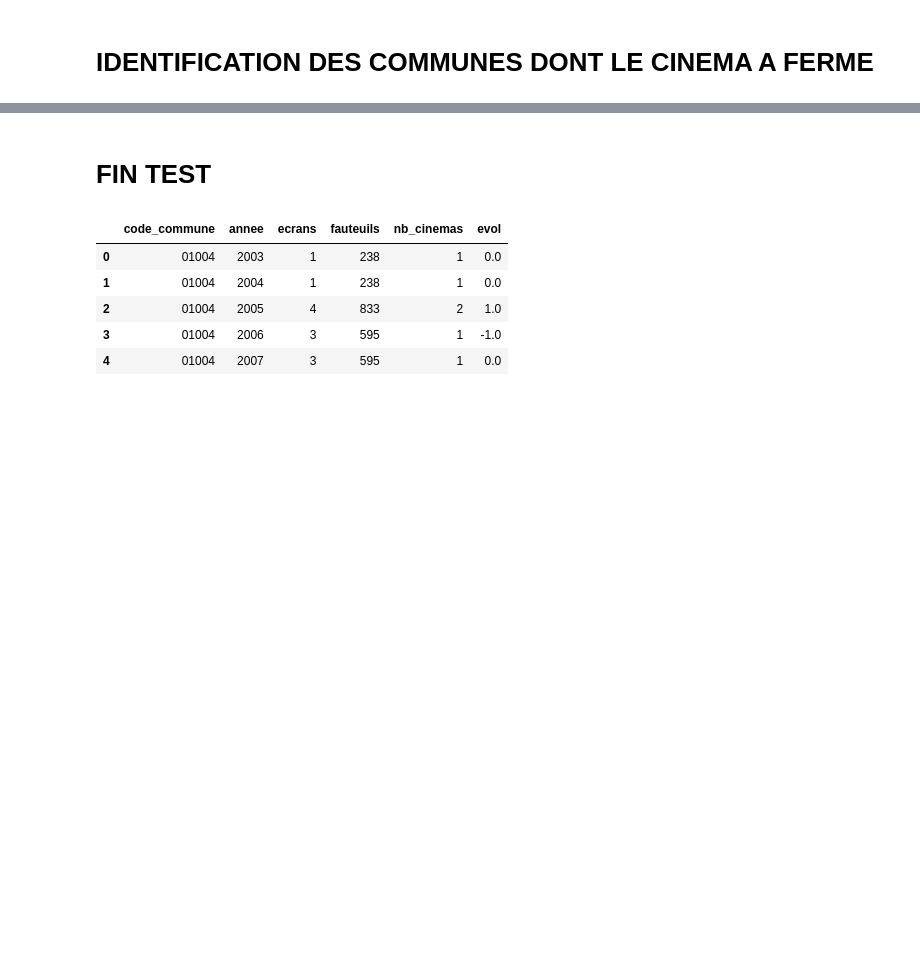
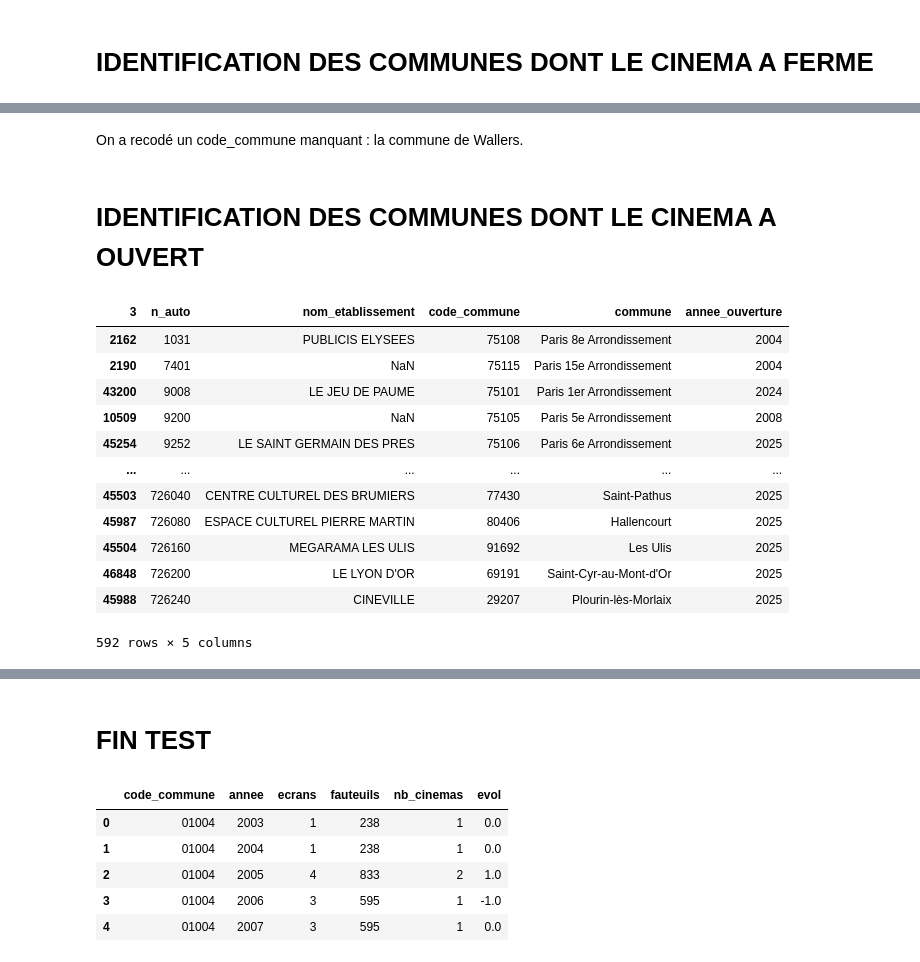
Before and after one commit to Juleslapeuf/cinema_vote, a Jupyter notebook: chargement_donnees.ipynb, the cells around one changed output, grey strips where cells are left out. Saved outputs shown, nothing was run; the diff lists cells and outputs as text; code cells hidden in the pictures; blank space fills up the shorter version.

```diff
--- a/chargement_donnees.ipynb
+++ b/chargement_donnees.ipynb
@@ -72,3 +162,16 @@ for i in range(2003, 2026):
 
 # Empiler tous les DataFrames
 df_cinema = pd.concat(dfs_final, ignore_index=True)
+# %%
+codes_par_cinema = (
+    df_cinema
+    .dropna(subset=["code_commune"])
+    .drop_duplicates(["n_auto", "code_commune"])
+    .groupby("n_auto")["code_commune"]
+    .first()
+)
+
+df_cinema["code_commune"] = (
+    df_cinema["code_commune"]
+    .fillna(df_cinema["n_auto"].map(codes_par_cinema))
+)
@@ -152,0 +273,31 @@ df_fermetures
+# %% [markdown]
+On a recodé un code_commune manquant : la commune de Wallers.
+# %% [markdown]
+# IDENTIFICATION DES COMMUNES DONT LE CINEMA A OUVERT
+# %%
+# Une ouverture est retenue lorsque le cinéma apparaît pour la première fois
+# après 2003 et n'était pas présent l'année précédente.
+premieres_observations = observations.groupby("n_auto", as_index=False).head(1)
+df_ouvertures = premieres_observations[
+    premieres_observations["annee"] > annee_min
+].copy()
+df_ouvertures["annee_ouverture"] = df_ouvertures["annee"]
+df_ouvertures = df_ouvertures[
+    ["n_auto", "nom_etablissement", "code_commune", "commune", "annee_ouverture"]
+]
+
+df_ouvertures
+# %% [output]
+| 3 | n_auto | nom_etablissement | code_commune | commune | annee_ouverture |
+| 2162 | 1031 | PUBLICIS ELYSEES | 75108 | Paris 8e Arrondissement | 2004 |
+| 2190 | 7401 | NaN | 75115 | Paris 15e Arrondissement | 2004 |
+| 43200 | 9008 | LE JEU DE PAUME | 75101 | Paris 1er Arrondissement | 2024 |
+| 10509 | 9200 | NaN | 75105 | Paris 5e Arrondissement | 2008 |
+| 45254 | 9252 | LE SAINT GERMAIN DES PRES | 75106 | Paris 6e Arrondissement | 2025 |
+| ... | ... | ... | ... | ... | ... |
+| 45503 | 726040 | CENTRE CULTUREL DES BRUMIERS | 77430 | Saint-Pathus | 2025 |
+| 45987 | 726080 | ESPACE CULTUREL PIERRE MARTIN | 80406 | Hallencourt | 2025 |
+| 45504 | 726160 | MEGARAMA LES ULIS | 91692 | Les Ulis | 2025 |
+| 46848 | 726200 | LE LYON D'OR | 69191 | Saint-Cyr-au-Mont-d'Or | 2025 |
+| 45988 | 726240 | CINEVILLE | 29207 | Plourin-lès-Morlaix | 2025 |
+592 rows × 5 columns
```
Also changed, not shown: parts of 24 cells of this notebook, 1 other file.
